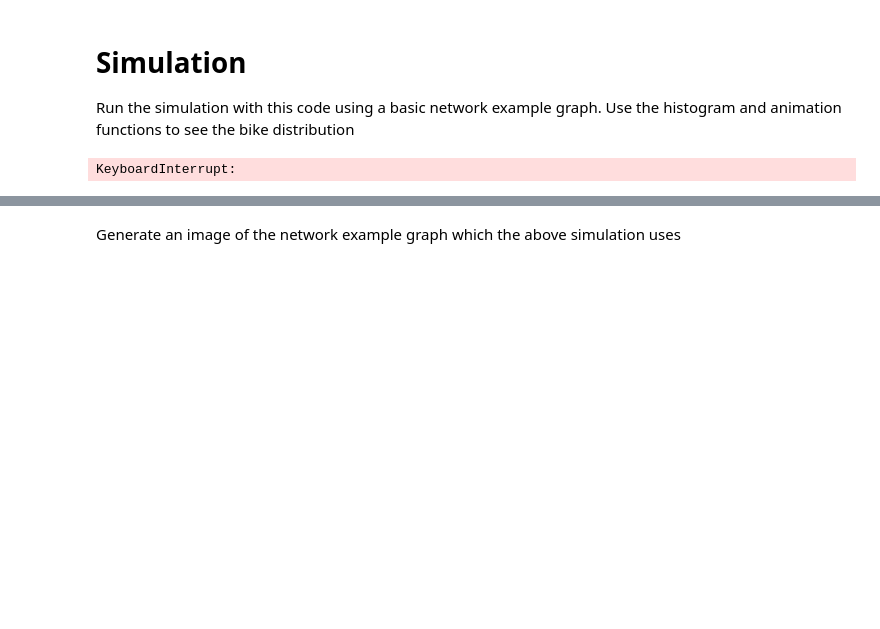
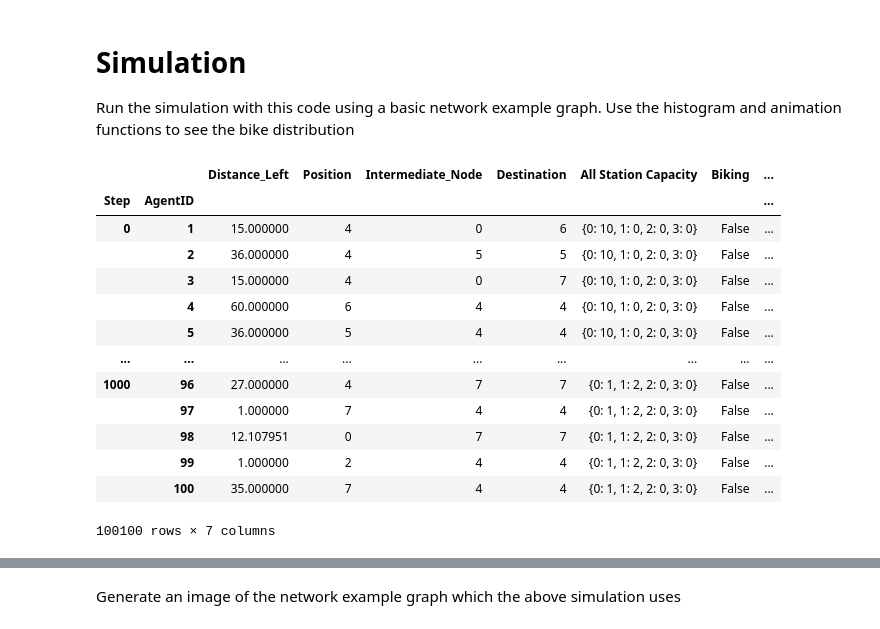
Before and after one commit to devddesai/metrobike, a Jupyter notebook: metrobike.ipynb, the cells around one changed output, grey strips where cells are left out. Drawn from its saved outputs; the diff is of its cells as text; code cells hidden in the pictures; blank space fills up the shorter version.

Commit message:
Weighted animation

```diff
--- a/metrobike.ipynb
+++ b/metrobike.ipynb
@@ -24,19 +26,39 @@ Run the simulation with this code using a basic network example graph. Use the h
 # %%
 bike_distribution = {
     0:10,
     1:0,
     2:0,
     3:0
 }
 
-model = m.MyModel(100, seed=2, G=ne.basic_graph(capacity=10)[0], bike_init=bike_distribution)
-for i in range(10000):
+weights = [
+    0.7,
+    0.1,
+    0.1,
+    0.1
+]
+
+model = m.MyModel(100, seed=2, G=ne.basic_graph(capacity=10)[0], bike_init=bike_distribution, weights=weights)
+for i in range(1000):
     model.step()
 
 agent_data = model.datacollector.get_agent_vars_dataframe()
 pd.reset_option('display.max_rows', None)
 agent_data[['Distance_Left', "Position", 'Intermediate_Node', 'Destination', 'All Station Capacity', 'Biking', 'Park Failures']]
 # %% [output]
+|  |  | Distance_Left | Position | Intermediate_Node | Destination | All Station Capacity | Biking | ... |
+| Step | AgentID |  |  |  |  |  |  | ... |
+| 0 | 1 | 15.000000 | 4 | 0 | 6 | {0: 10, 1: 0, 2: 0, 3: 0} | False | ... |
+|  | 2 | 36.000000 | 4 | 5 | 5 | {0: 10, 1: 0, 2: 0, 3: 0} | False | ... |
+|  | 3 | 15.000000 | 4 | 0 | 7 | {0: 10, 1: 0, 2: 0, 3: 0} | False | ... |
+|  | 4 | 60.000000 | 6 | 4 | 4 | {0: 10, 1: 0, 2: 0, 3: 0} | False | ... |
+|  | 5 | 36.000000 | 5 | 4 | 4 | {0: 10, 1: 0, 2: 0, 3: 0} | False | ... |
+| ... | ... | ... | ... | ... | ... | ... | ... | ... |
+| 1000 | 96 | 27.000000 | 4 | 7 | 7 | {0: 1, 1: 2, 2: 0, 3: 0} | False | ... |
+|  | 97 | 1.000000 | 7 | 4 | 4 | {0: 1, 1: 2, 2: 0, 3: 0} | False | ... |
+|  | 98 | 12.107951 | 0 | 7 | 7 | {0: 1, 1: 2, 2: 0, 3: 0} | False | ... |
+|  | 99 | 1.000000 | 2 | 4 | 4 | {0: 1, 1: 2, 2: 0, 3: 0} | False | ... |
+|  | 100 | 35.000000 | 7 | 4 | 4 | {0: 1, 1: 2, 2: 0, 3: 0} | False | ... |
-KeyboardInterrupt:
+100100 rows × 7 columns
 # %%
 anim.animate(agent_data)
```
Also changed, not shown: parts of 3 cells of this notebook, 6 other files.
